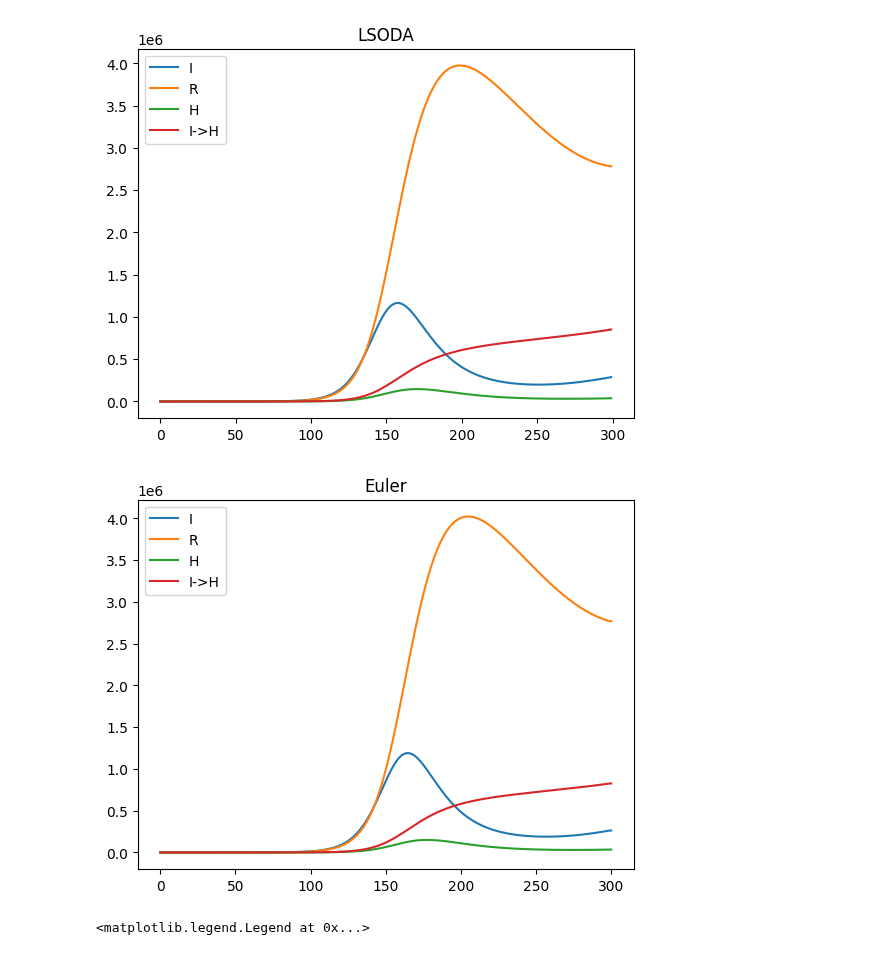
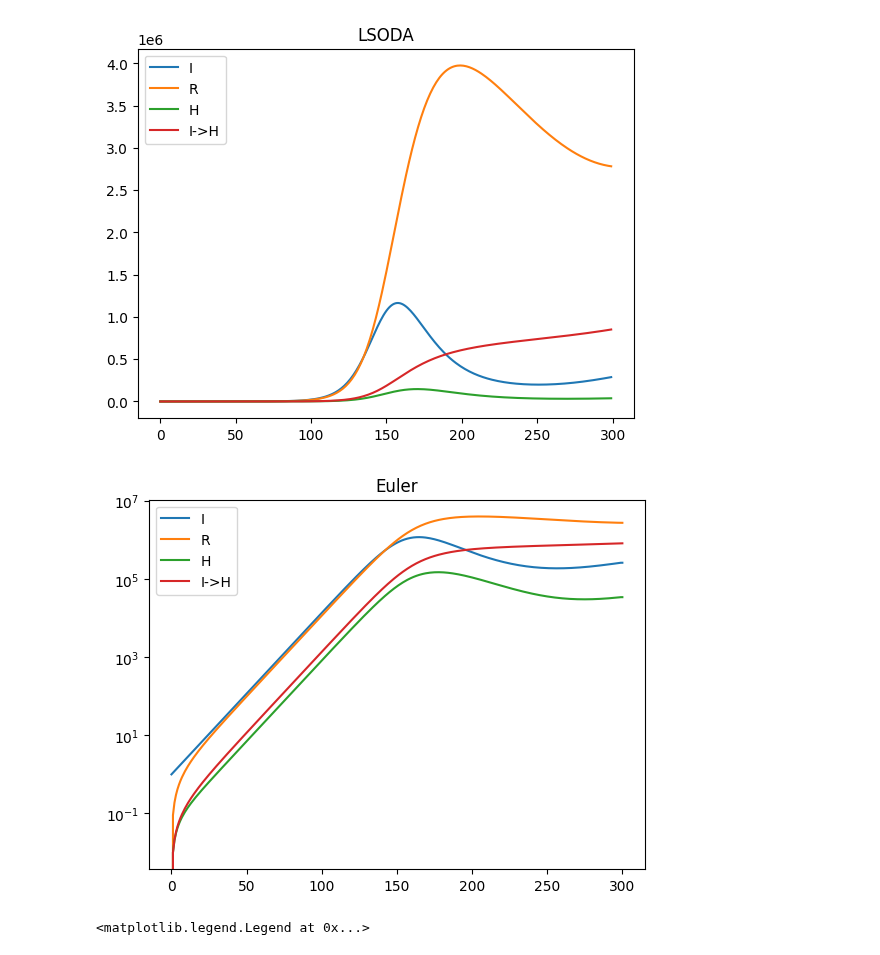
Before and after one commit to atiumcache/PF_forecast, a Jupyter notebook: juptyer notebooks/integration_test.ipynb, the cells around one changed output. Drawn from its saved outputs; the diff is of its cells as text; code cells hidden in the pictures.

```diff
--- a/juptyer notebooks/integration_test.ipynb
+++ b/juptyer notebooks/integration_test.ipynb
@@ -34,34 +34,34 @@ params={
 result = odeint(func=RHS_H, t=t_span, y0=y0, args=(params,))
 
 labels = ['S','I','R','H','I->H']
 #plt.yscale('log')
 plt.title('LSODA')
 for i in range(1,5):
     plt.plot(result[:,i],label=labels[i])
 plt.legend()
 plt.show()
 
 dt=1
 state = np.array([y0 for _ in range(301)],dtype=np.float_)
 
 for i in range(1,300):
     for _ in range(int(1/dt)):
         d_RHS = RHS_H(state[i,:],0,params)
         state[i,:] += d_RHS*dt
         state[i+1,:] = state[i,:]
 
 plt.title('Euler')
-#plt.yscale('log')
+plt.yscale('log')
 for i in range(1,5):
     plt.plot(state[:,i],label=labels[i])
 plt.legend()
 plt.show()
 
 plt.plot(state[:,1],label="Euler")
 plt.plot(result[:,1],label="LSODA")
 plt.legend()
 # %% [output]
 [figure]
-[figure, old version]
+[figure, new version]
 <matplotlib.legend.Legend at 0x...>
 [figure]
```
Also changed, not shown: 13 other files.
